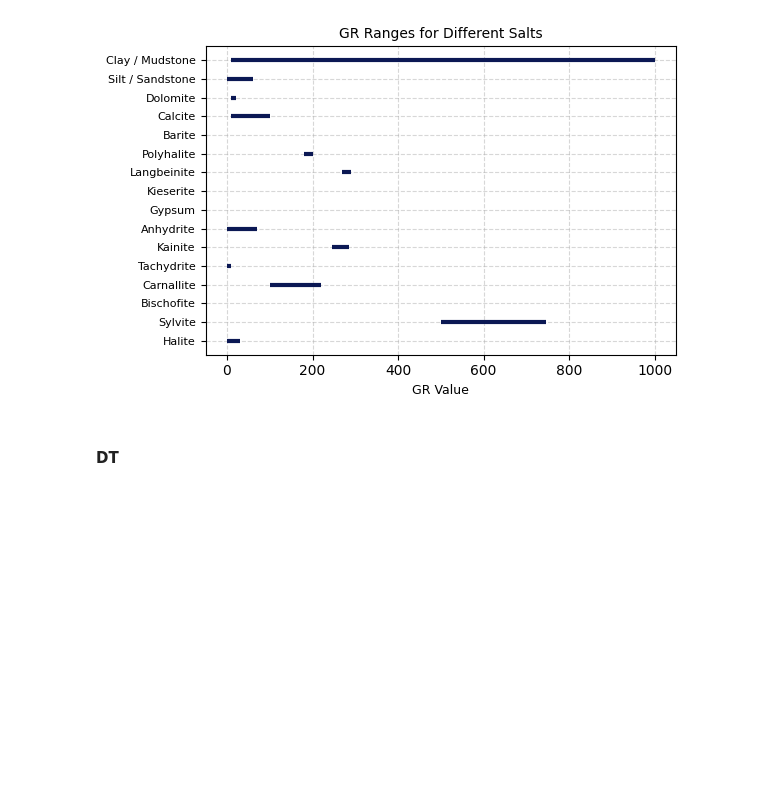
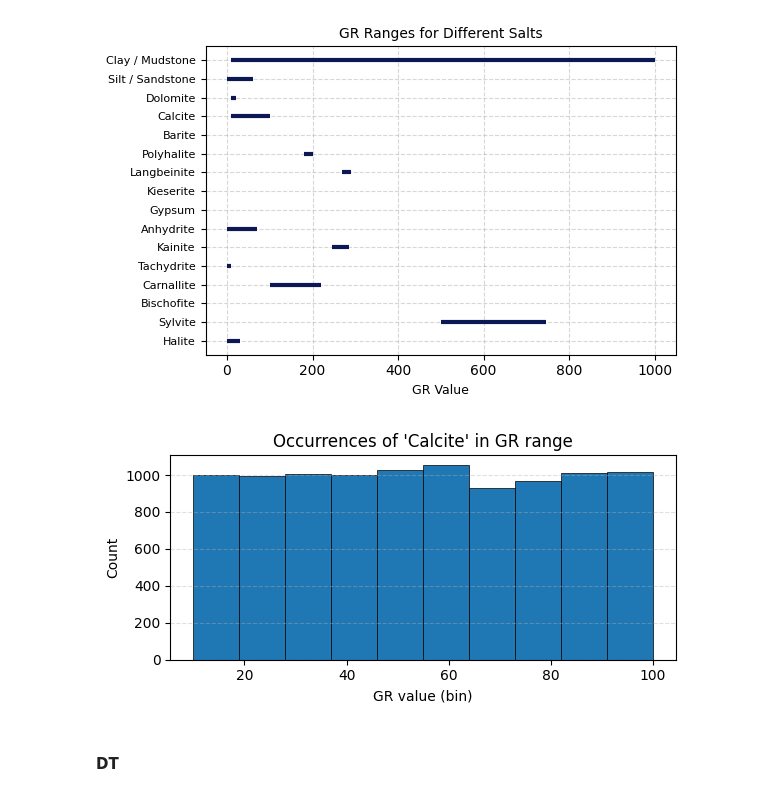
Before and after one commit to HarrisEdlmannQR/salt-lithology-model, a Jupyter notebook: model.ipynb, the cells around one changed output. Drawn from its saved outputs; the diff is of its cells as text; code cells hidden in the pictures; blank space fills up the shorter version.

Commit message:
feat: add model

```diff
--- a/model.ipynb
+++ b/model.ipynb
@@ -18,14 +19,13 @@ from pathlib import Path
 # %%
 # get this data!!
 
-# Estimated Distribution
-
+# initially estimate disutribution as uniform within range
 class SaltOccurrences:
     def __init__(self, salt: str, ranges: dict):
         self.min = ranges.get(salt).get("min", -math.inf)
         self.max = ranges.get(salt).get("max", math.inf)
 
-    def generate_distributed_data(self, num_points: int = 1000) -> List[float]:
+    def generate_distributed_data(self, num_points: int = 10000) -> List[float]:
         if self.min == -math.inf or self.max == math.inf:
             raise ValueError("Cannot generate data for unbounded ranges.")
 
@@ -132,16 +131,20 @@ class RangeModeler:
         self.data = data
         self.bins = bins
         self.error = False
+        self.process_data()
 
     def process_data(self):
         if self.salt not in self.ranges:
-            raise KeyError(f"{self.salt} not in {self.meaurement}_RANGES")
+            self.error = True
+            return
+            # raise KeyError(f"{self.salt} not in {self.meaurement}_RANGES")
 
         srange = self.ranges[self.salt]
         smin, smax = srange.get("min"), srange.get("max")
         if smin is None or smax is None:
             self.error = True
-            raise ValueError(f"No numeric {self.measurement} range for {self.salt}")
+            return
+            # raise ValueError(f"No numeric {self.measurement} range for {self.salt}")
 
         # build bin edges
         if isinstance(self.bins, int):
@@ -149,10 +152,12 @@ class RangeModeler:
         else:
             bin_edges = np.asarray(self.bins, dtype=float)
             if bin_edges.ndim != 1 or bin_edges.size < 2:
-                raise ValueError("bins must be an int or a 1D array-like of edges")
+                self.error = True
+                return
+                # raise ValueError("bins must be an int or a 1D array-like of edges")
 
         # count occurrences per bin
-        obs = self.data.generate_distributed_data(1000)
+        obs = self.data.generate_distributed_data()
 
         counts = []
         for i in range(len(bin_edges) - 1):
@@ -171,9 +176,8 @@ class RangeModeler:
         self.weighting_function = WeightingFunction(self.bin_edges, self.counts)
 
     def plot_salt_histogram(self):
-        self.process_data()
         if self.error:
-            print(f"Cannot plot histogram for {self.salt} due to missing range data.")
+            # print(f"Cannot plot histogram for {self.salt} due to missing range data.")
             return
 
         centers = (self.bin_edges[:-1] + self.bin_edges[1:]) / 2
@@ -183,18 +187,17 @@ class RangeModeler:
         fig, ax = plt.subplots(figsize=(6, 3))
         ax.bar(centers, self.counts, width=widths, align='center', color='tab:blue', edgecolor='k', linewidth=0.5)
 
-        # highlight salt's nominal GR range
-        # ax.axvspan(smin, smax, color='tab:blue', alpha=0.08)
-
-        ax.set_xlabel('GR value (bin)')
-        ax.set_ylabel('Count')
+        ax.set_xlabel(f"{self.measurement} value (bin)")
+        ax.set_ylabel(f"Count")
         ax.set_title(f"Occurrences of '{self.salt}' in {self.measurement} range")
         ax.grid(axis='y', linestyle='--', alpha=0.4)
         plt.tight_layout()
         plt.show()
 
     def calculate_weighting(self, measurement):
-        self.process_data()
+        if self.error:
+            # print(f"Cannot calculate weighting for {self.salt} due to missing range data.")
+            return 0.0
         return self.weighting_function.calculate_weighting(measurement)
 # %% [markdown]
 #### GR
@@ -229,7 +232,9 @@ for salt, _ in GR_RANGES.items():
     data = SaltOccurrences(salt, GR_RANGES)
     GR_SALT_MODELS[salt] = RangeModeler(salt, "GR", GR_RANGES, data)
 # %%
-# GR_SALT_MODELS["Calcite"].plot_salt_histogram()
+GR_SALT_MODELS["Calcite"].plot_salt_histogram()
+# %% [output]
+[figure, added]
 # %% [markdown]
 #### DT
 # %%
```
Also changed, not shown: parts of 24 cells of this notebook.
